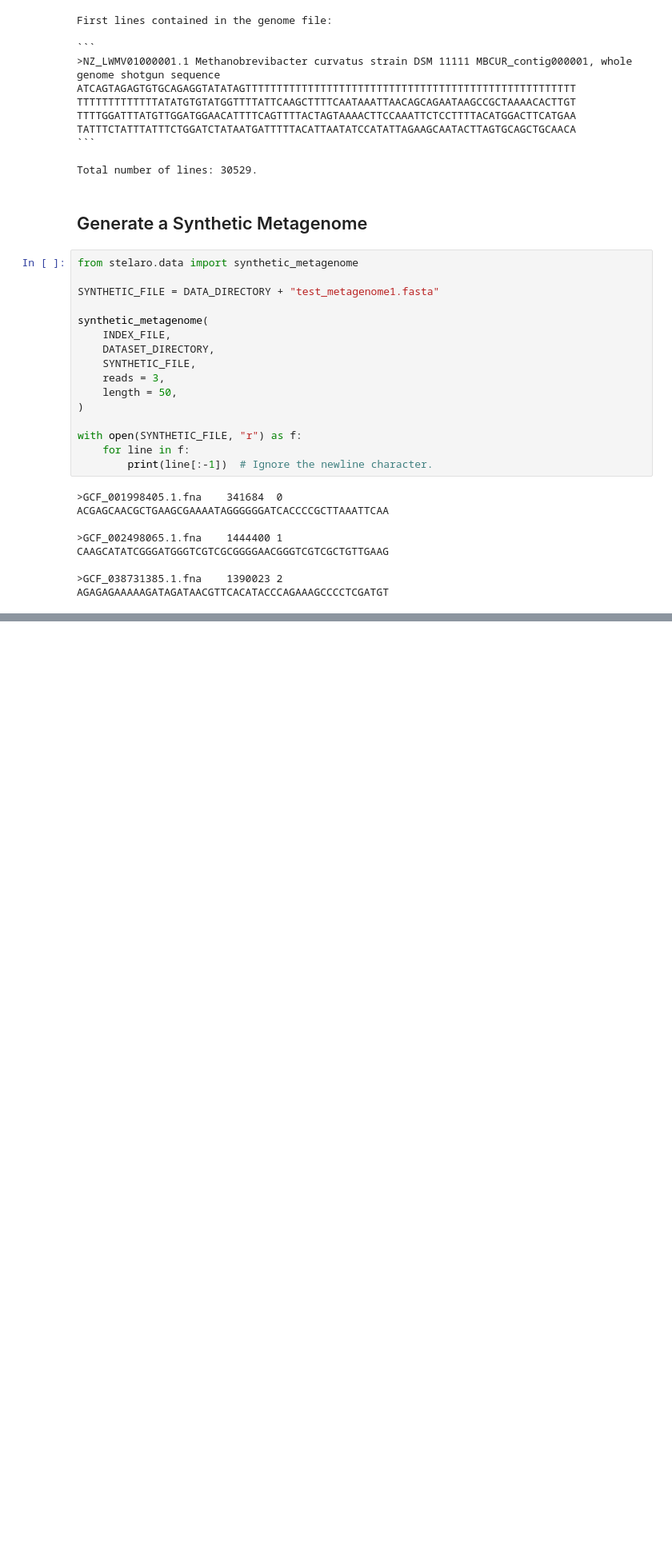
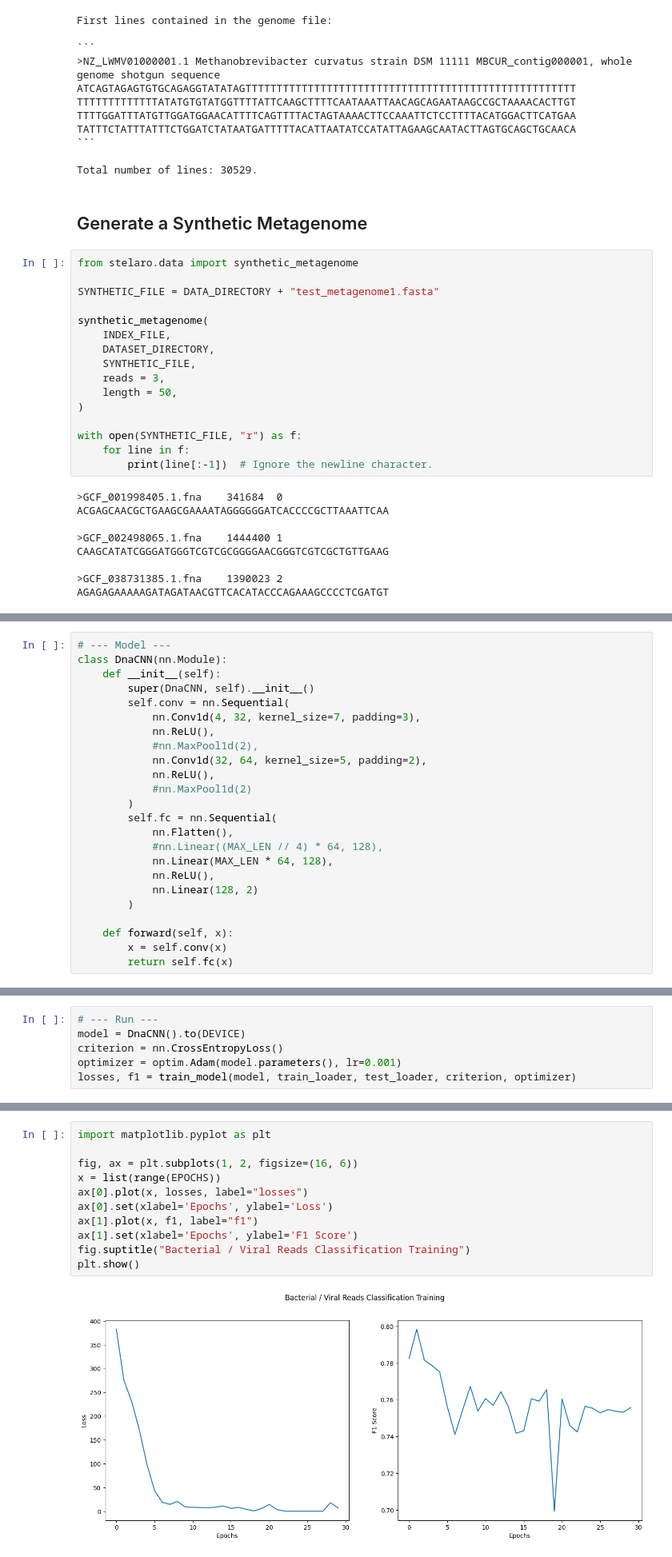
Before and after one commit to Vincent-Therrien/stelaro, a Jupyter notebook: demonstrations/synthetic.ipynb, the cells around one changed output, grey strips where cells are left out. Shown at 80% size. Drawn from its saved outputs; the diff is of its cells as text; blank space fills up the shorter version.

```diff
--- a/demonstrations/synthetic.ipynb
+++ b/demonstrations/synthetic.ipynb
@@ -137,0 +245,24 @@ AGAGAGAAAAAGATAGATAACGTTCACATACCCAGAAAGCCCCTCGATGT
+# %%
+# --- Model ---
+class DnaCNN(nn.Module):
+    def __init__(self):
+        super(DnaCNN, self).__init__()
+        self.conv = nn.Sequential(
+            nn.Conv1d(4, 32, kernel_size=7, padding=3),
+            nn.ReLU(),
+            #nn.MaxPool1d(2),
+            nn.Conv1d(32, 64, kernel_size=5, padding=2),
+            nn.ReLU(),
+            #nn.MaxPool1d(2)
+        )
+        self.fc = nn.Sequential(
+            nn.Flatten(),
+            #nn.Linear((MAX_LEN // 4) * 64, 128),
+            nn.Linear(MAX_LEN * 64, 128),
+            nn.ReLU(),
+            nn.Linear(128, 2)
+        )
+
+    def forward(self, x):
+        x = self.conv(x)
+        return self.fc(x)
@@ -137,0 +315,6 @@ AGAGAGAAAAAGATAGATAACGTTCACATACCCAGAAAGCCCCTCGATGT
+# %%
+# --- Run ---
+model = DnaCNN().to(DEVICE)
+criterion = nn.CrossEntropyLoss()
+optimizer = optim.Adam(model.parameters(), lr=0.001)
+losses, f1 = train_model(model, train_loader, test_loader, criterion, optimizer)
@@ -137,0 +339,13 @@ AGAGAGAAAAAGATAGATAACGTTCACATACCCAGAAAGCCCCTCGATGT
+# %%
+import matplotlib.pyplot as plt
+
+fig, ax = plt.subplots(1, 2, figsize=(16, 6))
+x = list(range(EPOCHS))
+ax[0].plot(x, losses, label="losses")
+ax[0].set(xlabel='Epochs', ylabel='Loss')
+ax[1].plot(x, f1, label="f1")
+ax[1].set(xlabel='Epochs', ylabel='F1 Score')
+fig.suptitle("Bacterial / Viral Reads Classification Training")
+plt.show()
+# %% [output]
+[figure, added]
```
Also changed, not shown: parts of 15 cells of this notebook.
